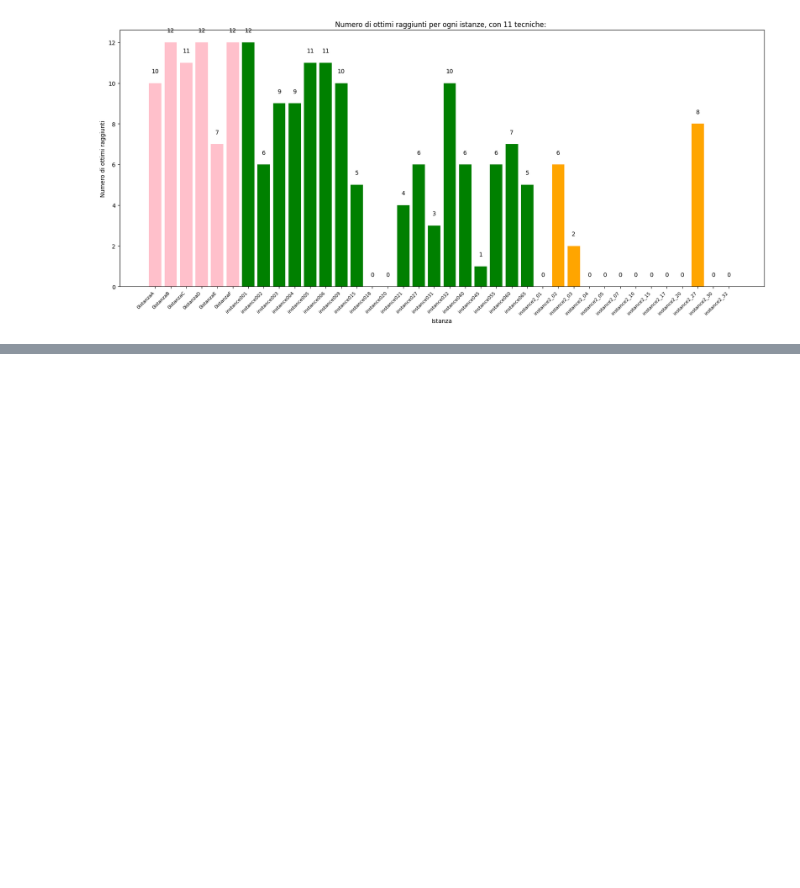
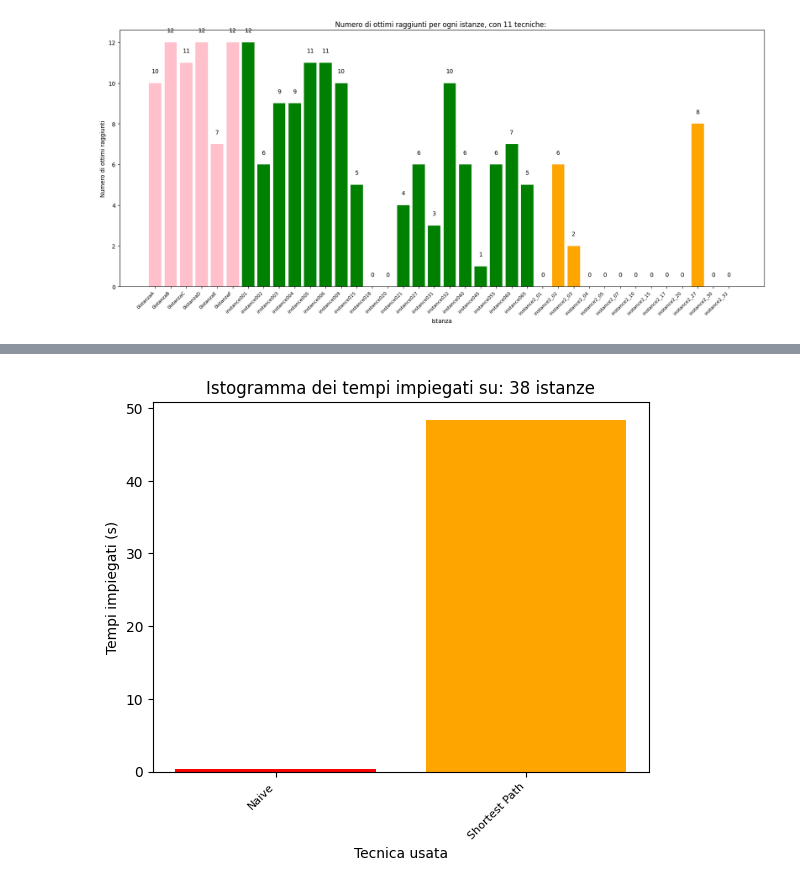
Before and after one commit to dream-19/Steiner-Tree-Operations-Research, a Jupyter notebook: Risultati_grafici.ipynb, the cells around one changed output, grey strips where cells are left out. Drawn from its saved outputs; the diff is of its cells as text; code cells hidden in the pictures; blank space fills up the shorter version.

```diff
--- a/Risultati_grafici.ipynb
+++ b/Risultati_grafici.ipynb
@@ -9,6 +9,7 @@ def conta_ottimo(lista):
     return tot
 
 istanze = ['0istanzaA', '0istanzaB', '0istanzaC', '0istanzaD', '0istanzaE', '0istanzaF', 'instance001', 'instance002', 'instance003', 'instance004', 'instance005', 'instance006', 'instance009', 'instance015', 'instance018', 'instance020', 'instance021', 'instance027', 'instance031', 'instance032', 'instance040', 'instance045', 'instance055', 'instance060', 'instance065', 'instance2_01', 'instance2_02', 'instance2_03', 'instance2_04', 'instance2_05', 'instance2_07', 'instance2_10', 'instance2_15', 'instance2_17', 'instance2_20', 'instance2_27', 'instance2_30', 'instance2_32']
+costi_ottimali =  ['8', '12', '738', '10', '6', '14', '503', '111', '73', '34', '15', '557', '926', '3438', '2392', '2399', '2171', '188', '311', '2248', '607', '823', '311', '467', '508', '1086', '626', '41350', '54160', '764269099', '20437', '21211', '1341', '73033178', '74604990', '10', '13429', '64323']
 #Ottengo i tempi di ogni tecnica
 tempi_e_naive = sum([6.794929504394531e-05, 3.1948089599609375e-05, 8.749961853027344e-05, 4.744529724121094e-05, 6.031990051269531e-05, 7.843971252441406e-05, 0.00022554397583007812, 0.021116971969604492, 0.026980876922607422, 0.02684783935546875, 0.07610774040222168, 0.0002918243408203125, 0.0003020763397216797, 0.0060138702392578125, 0.012023448944091797, 0.01385498046875, 0.014768600463867188, 0.0005476474761962891, 0.0011849403381347656, 0.0016629695892333984, 0.0051343441009521484, 0.004503965377807617, 0.0009882450103759766, 0.001924753189086914, 0.0030870437622070312, 0.0005855560302734375, 0.00454401969909668, 0.0016360282897949219, 0.0025632381439208984, 0.008440494537353516, 0.010306596755981445, 0.011258840560913086, 0.0020194053649902344, 0.008629560470581055, 0.012397050857543945, 0.00018095970153808594, 0.0051555633544921875, 0.007568359375])
 tempi_e_shortest_path = sum([0.0001780986785888672, 5.078315734863281e-05, 0.0002765655517578125, 0.00018072128295898438, 0.0004482269287109375, 0.00012373924255371094, 0.0007336139678955078, 0.060912132263183594, 0.08909988403320312, 0.1089334487915039, 0.3033599853515625, 0.001100778579711914, 0.0024476051330566406, 0.05361175537109375, 0.11111998558044434, 0.0982363224029541, 0.12573909759521484, 0.004914522171020508, 0.02763223648071289, 0.059780120849609375, 0.21992087364196777, 0.20663166046142578, 0.019104719161987305, 0.03947806358337402, 0.0866694450378418, 0.03914284706115723, 0.7331497669219971, 0.062463998794555664, 0.24693703651428223, 2.978196859359741, 4.298434734344482, 3.9344069957733154, 0.13252735137939453, 3.846440553665161, 5.630390167236328, 0.0009086132049560547, 4.664210557937622, 20.235689163208008])
@@ -155,3 +156,87 @@ plt.show()
 [figure]
 [figure]
 [figure]
+# %%
+#Valutazione risultati sulle euristiche greedy
+#1) istogramma 1
+labels = ['Naive', 'Shortest Path']
+values = [tempi_e_naive, tempi_e_shortest_path]
+print(tempi_e_shortest_path)
+
+colori = ['red', 'orange']
+plt.bar(labels, values, color=colori)
+plt.title('Istogramma dei tempi impiegati su: '+  str(len(ottimo_e_naive))+ " istanze")
+plt.xlabel('Tecnica usata')
+plt.ylabel('Tempi impiegati (s)')
+plt.xticks(rotation=45, ha='right', fontsize=8)
+plt.show()
+
+#2) istogramma 2
+
+values = [conta_ottimo(ottimo_e_naive),conta_ottimo(ottimo_e_shortest_path)]
+plt.bar(labels, values, color=colori)
+for i, v in enumerate(values):
+    plt.text(i, v + 0.1, str(v), ha='center')
+plt.title("Volte in cui è stato raggiunto l'ottimo su: "+  str(len(ottimo_e_naive))+ " istanze")
+plt.xlabel('Tecnica usata')
+plt.ylabel('Ottimi raggiunti')
+plt.xticks(rotation=45, ha='right', fontsize=8)
+
+plt.show()
+
+
+#Su ogni istanza rappresento la differenza con l'ottimo in percentuale: diff : ottimo = x: 100
+percent_naive = []
+percent_shortest = []
+for i in range(0, len(ottimo_e_naive)):
+    percentuale = ottimo_e_naive[i] * 100 / int(costi_ottimali[i])
+    percentuale_s = ottimo_e_shortest_path[i]* 100 / int(costi_ottimali[i])
+    percent_naive.append(round(percentuale,1))
+    percent_shortest.append(round(percentuale_s,1))
+print(percent_naive)
+
+
+
+'''plt.figure(figsize=(20, 8))
+colors2 = my_list = ['pink'] * 6 + ['green'] * 19 + ['orange'] * 13
+values = percent_naive
+plt.bar(istanze, values, color = colors2)
+for i, v in enumerate(values):
+    plt.text(i, v + 0.5, str(v) + '%', ha='center')
+plt.title("Numero di ottimi raggiunti per ogni istanze, con 11 tecniche: ")
+plt.xlabel('Istanza')
+plt.ylabel('Differenza con l\'ottimo in percentuale')
+plt.xticks(rotation=45, ha='right', fontsize=8)
+plt.show() '''
+
+
+
+# Larghezza delle barre
+larghezza_barre = 0.35
+
+# Creazione del grafico
+fig, ax = plt.subplots(figsize=(20, 8))
+bar1 = ax.bar([i - larghezza_barre/2 for i, _ in enumerate(istanze)], percent_naive, larghezza_barre, label='Naive', color= 'red')
+bar2 = ax.bar([i + larghezza_barre/2 for i, _ in enumerate(istanze)], percent_shortest, larghezza_barre, label='Shortest Path', color= 'orange')
+
+# Etichette degli assi e titolo del grafico
+ax.set_xlabel('Istanze')
+ax.set_ylabel('Differenza con l\'ottimo in percentuale')
+ax.set_title('Risultati ottenuti')
+
+# Etichette sull'asse x con posizionamento obliquo
+ax.set_xticks([i for i, _ in enumerate(istanze)])
+ax.set_xticklabels(istanze, rotation=45, ha='right', va='top')
+for rect1, rect2 in zip(bar1, bar2):
+    height1 = rect1.get_height()
+    height2 = rect2.get_height()
+    ax.text(rect1.get_x() + rect1.get_width() / 2, height1, str(height1), ha='center', va='bottom')
+    ax.text(rect2.get_x() + rect2.get_width() / 2, height2, str(height2), ha='center', va='top')
+
+
+# Legenda
+ax.legend()
+
+# Mostra il grafico
+plt.show()
+# %% [output]
@@ -157,0 +244 @@ plt.show()
+[figure, added]
```
Also changed, not shown: parts of 2 cells of this notebook.
